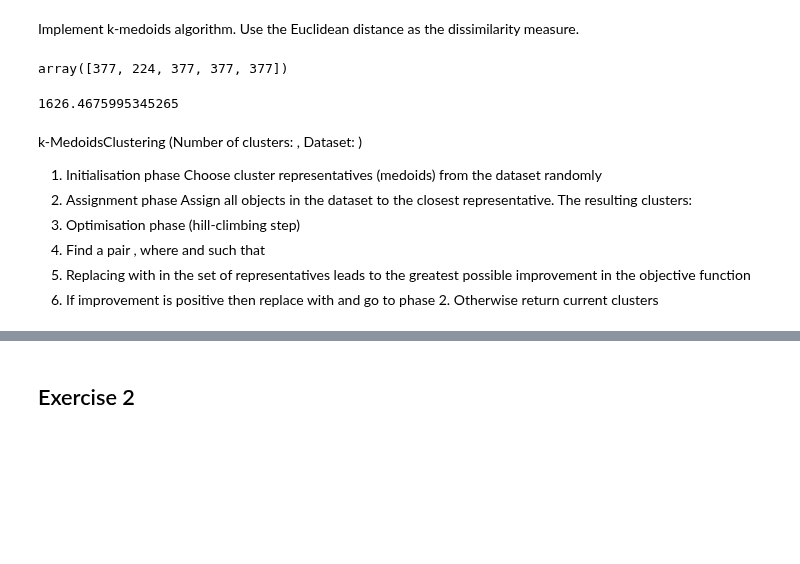
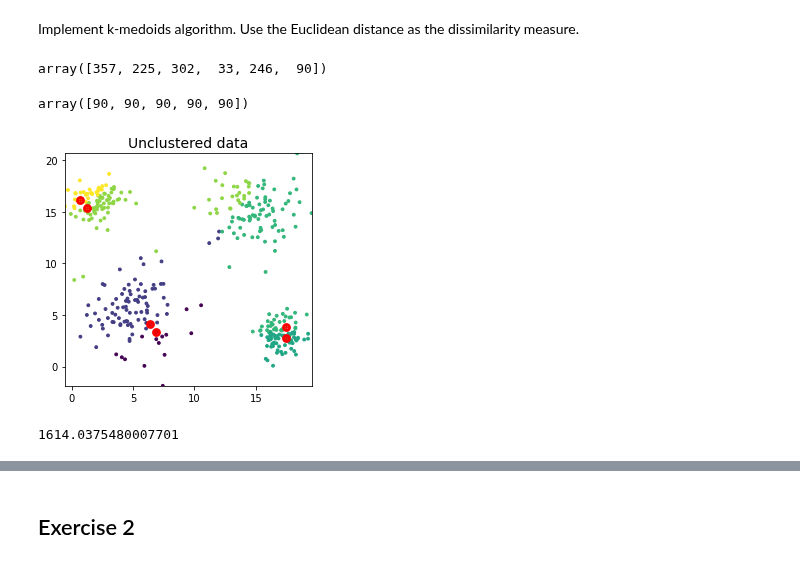
Before and after one commit to StephenTGibson/COMP527-colabNotebooks, a Jupyter notebook: COMP527-DataMiningAndVisualisation/k_medoids.ipynb, the cells around one changed output, grey strips where cells are left out. Saved outputs shown, nothing was run; the diff lists cells and outputs as text; code cells hidden in the pictures; blank space fills up the shorter version.

```diff
--- a/COMP527-DataMiningAndVisualisation/k_medoids.ipynb
+++ b/COMP527-DataMiningAndVisualisation/k_medoids.ipynb
@@ -81,16 +82,23 @@ def objectClusterAssigner(dataset, clusters, medoids):
   return clusters.astype(int)
 # %%
 # Initialisation: choose k random objects
-k = 5
+k = 6
 medoids = np.random.choice(dataset.shape[0], k).astype(int)
-medoids
 
 # Assignment
 clusters = objectClusterAssigner(dataset, clusters, medoids)
+# %%
+medoids
+# %% [output]
+array([357, 225, 302,  33, 246,  90])
 # %%
 clusters[:5]
 # %% [output]
-array([377, 224, 377, 377, 377])
+array([90, 90, 90, 90, 90])
+# %%
+cluster_plots(dataset, medoidInd=medoids, colours=clusters, title='Unclustered data')
+# %% [output]
+[figure, added]
 # %%
 def objectiveScorer(dataset, clusters):
 
@@ -104,7 +112,7 @@ def objectiveScorer(dataset, clusters):
 # %%
 objectiveScorer(dataset, clusters)
 # %% [output]
-1626.4675995345265
+1614.0375480007701
 # %%
 # loop over medoids
 for medoidIdx in range(medoids.shape[0]):
@@ -139,11 +146,0 @@ def it
-# %% [markdown]
-k-MedoidsClustering (Number of clusters: , Dataset: )
-1. Initialisation phase
-Choose  cluster representatives (medoids)  from the dataset randomly
-2. Assignment phase
-Assign all objects in the dataset to the closest representative. The resulting clusters:
-3. Optimisation phase (hill-climbing step)
-1. Find a pair , where  and  such that
-2. Replacing  with  in the set of representatives leads to the greatest possible improvement in the objective function
-3. If improvement is positive then replace  with  and go to phase 2. Otherwise return current
-clusters
```
Also changed, not shown: parts of 6 cells of this notebook.
